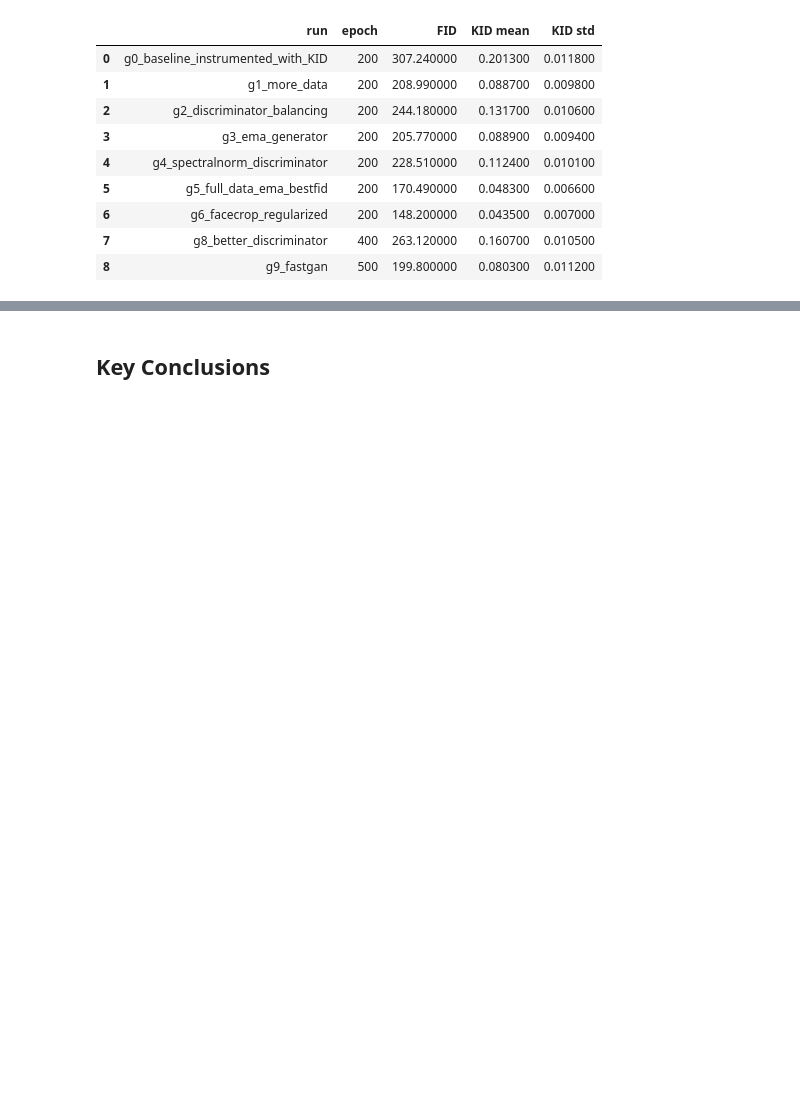
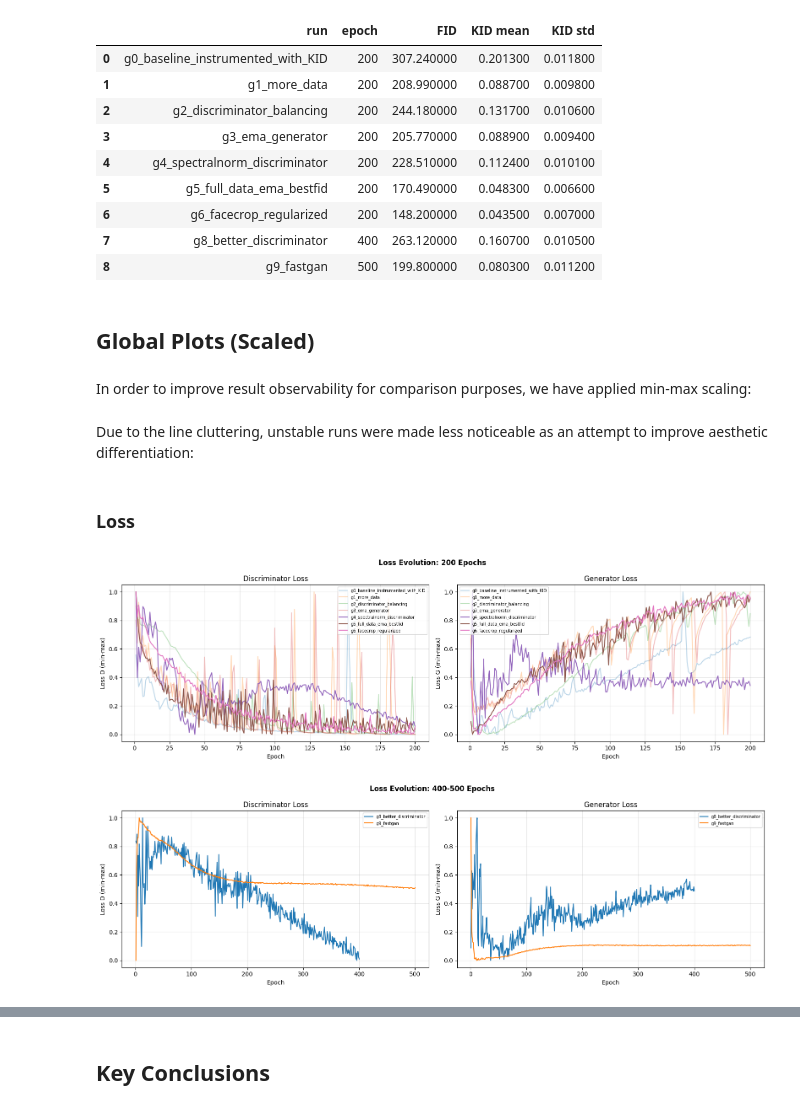
Before and after one commit to rafael-andre1/DeepFake-Image-Generation-And-Detection, a Jupyter notebook: modelComparison.ipynb, the cells around one changed output, grey strips where cells are left out. Saved outputs shown, nothing was run; the diff lists cells and outputs as text; code cells hidden in the pictures; blank space fills up the shorter version.

```diff
--- a/modelComparison.ipynb
+++ b/modelComparison.ipynb
@@ -233,3 +223,37 @@ df_summary.style.background_gradient(
 | 6 | g6_facecrop_regularized | 200 | 148.200000 | 0.043500 | 0.007000 |
 | 7 | g8_better_discriminator | 400 | 263.120000 | 0.160700 | 0.010500 |
 | 8 | g9_fastgan | 500 | 199.800000 | 0.080300 | 0.011200 |
+# %% [markdown]
+## Global Plots (Scaled)
+# %% [markdown]
+In order to improve result observability for comparison purposes, we have applied min-max scaling:
+# %%
+def minmax(s): return (s - s.min()) / (s.max() - s.min())
+# %% [markdown]
+Due to the line cluttering, unstable runs were made less noticeable as an attempt to improve aesthetic differentiation:
+# %%
+def get_alpha(key): return 1.0 if any(g in key for g in ["g4", "g5", "g6","g8","g9"]) else 0.30
+# %% [markdown]
+### Loss
+# %%
+groups    = [all_items[:7], all_items[7:]]
+subtitles = ["200 Epochs", "400-500 Epochs"]
+
+for group, subtitle in zip(groups, subtitles):
+    fig, (ax_d, ax_g) = plt.subplots(1, 2, figsize=(16, 5))
+    fig.suptitle(f"Loss Evolution: {subtitle}", fontsize=12, fontweight="bold")
+
+    for (key, (df_metrics, df_train)), color in zip(group, colors):
+        alpha = get_alpha(key)
+        ax_d.plot(df_train["epoch"], minmax(df_train["loss_d"]), label=full_name[key], color=color, alpha=alpha)
+        ax_g.plot(df_train["epoch"], minmax(df_train["loss_g"]), label=full_name[key], color=color, alpha=alpha)
+
+    ax_d.set_title("Discriminator Loss"); ax_d.set_xlabel("Epoch"); ax_d.set_ylabel("Loss D (min-max)")
+    ax_d.legend(fontsize=7, loc="upper right"); ax_d.grid(True, alpha=0.3)
+    ax_g.set_title("Generator Loss"); ax_g.set_xlabel("Epoch"); ax_g.set_ylabel("Loss G (min-max)")
+    ax_g.legend(fontsize=7); ax_g.grid(True, alpha=0.3)
+
+    plt.tight_layout(); plt.show()
+# %% [output]
+[figure, added]
+[figure, added]
```
Also changed, not shown: parts of 9 cells of this notebook.
